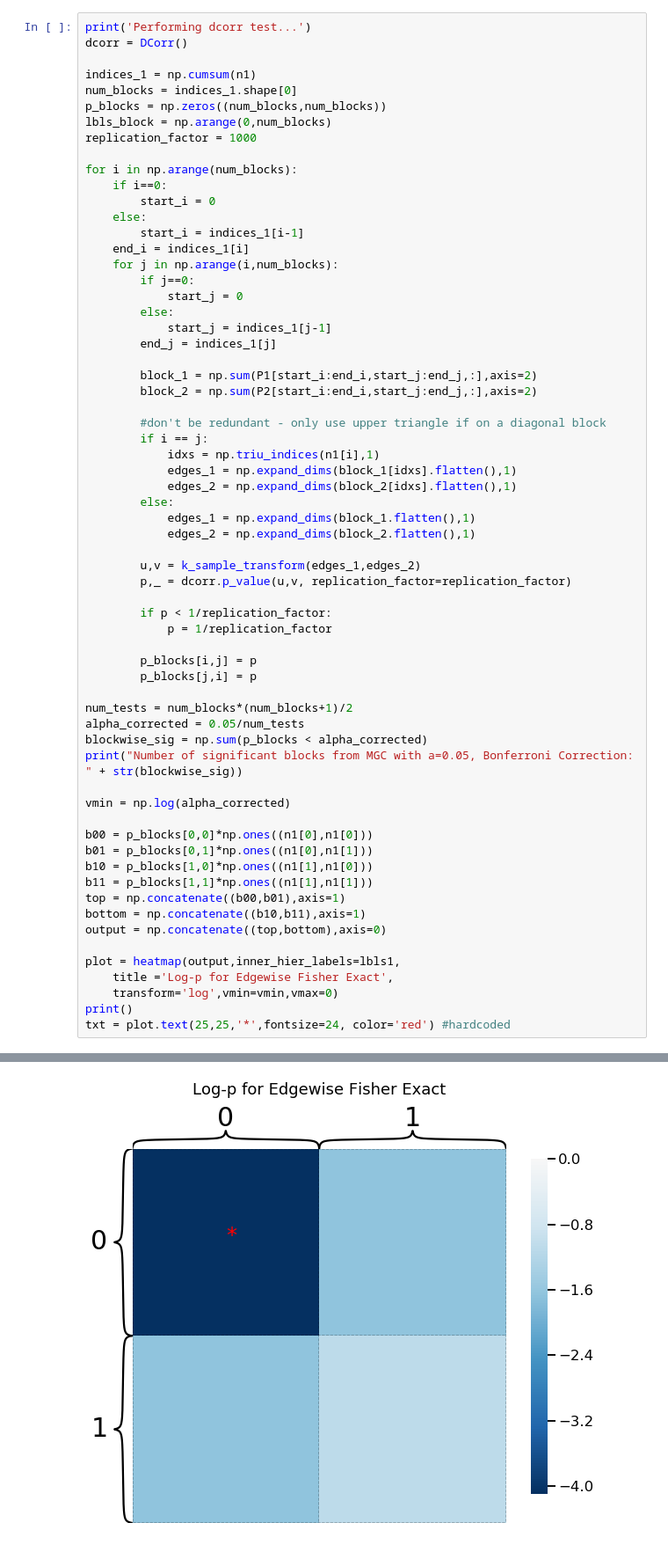
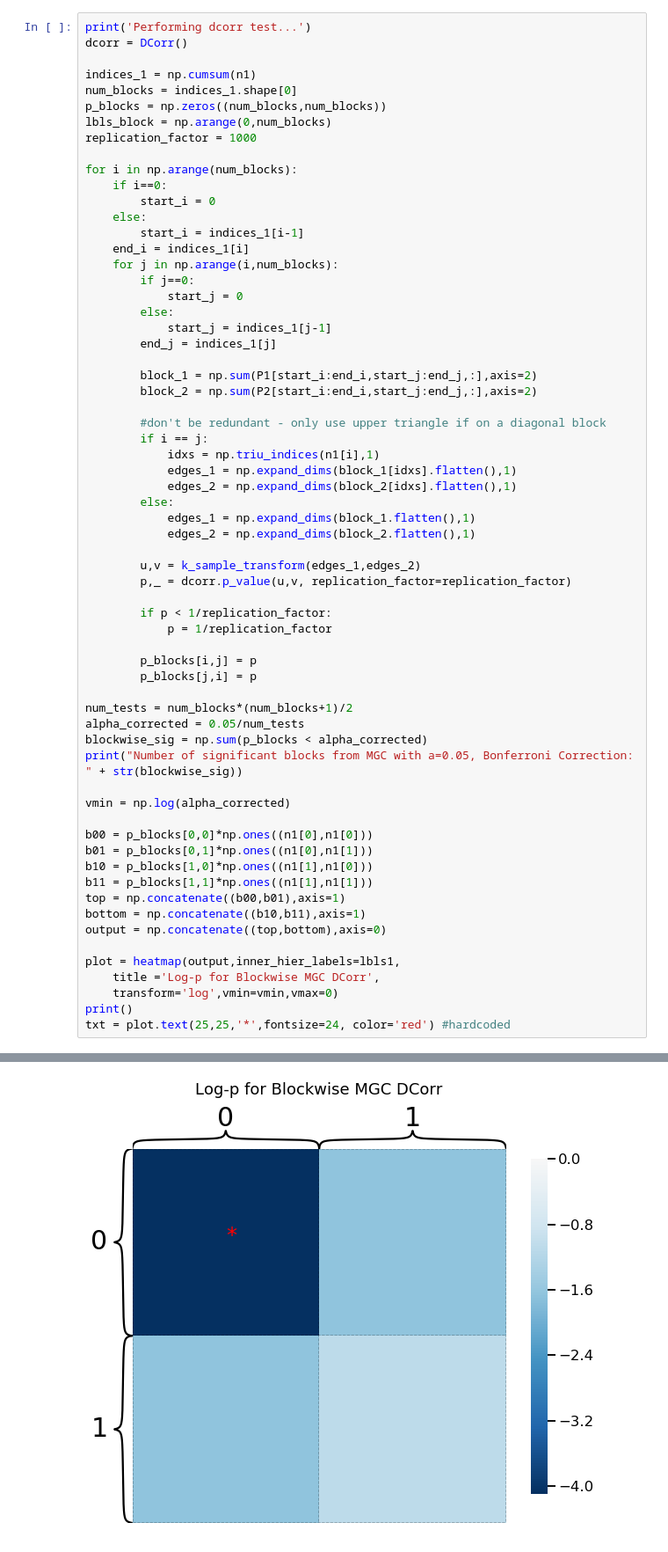
Before and after one commit to neurodata/dos_and_donts, a Jupyter notebook: experiments/experiment_8/experiment_8.ipynb, the cells around one changed output, grey strips where cells are left out. Shown at 88% size. Cells and saved outputs as stored; diff of their text form.

Commit message:
new mgc image

```diff
--- a/experiments/experiment_8/experiment_8.ipynb
+++ b/experiments/experiment_8/experiment_8.ipynb
@@ -243,7 +243,7 @@ bottom = np.concatenate((b10,b11),axis=1)
 output = np.concatenate((top,bottom),axis=0)
 
 plot = heatmap(output,inner_hier_labels=lbls1,
-    title ='Log-p for Edgewise Fisher Exact',
+    title ='Log-p for Blockwise MGC DCorr',
     transform='log',vmin=vmin,vmax=0)
 print()
 txt = plot.text(25,25,'*',fontsize=24, color='red') #hardcoded
@@ -258,2 +252,2 @@ Performing dcorr test...
 Number of significant blocks from MGC with a=0.05, Bonferroni Correction: 1
-[figure, old version]
+[figure, new version]
```
Also changed, not shown: parts of 1 cell of this notebook, 1 other file.
